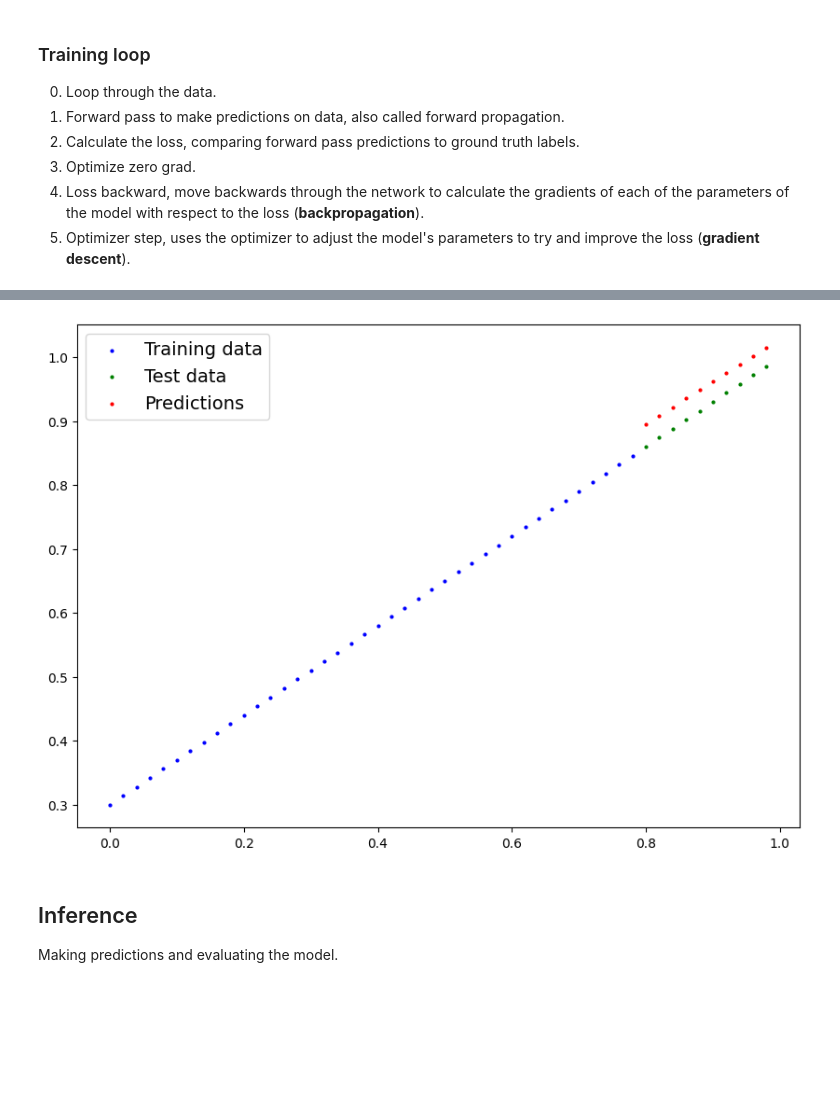
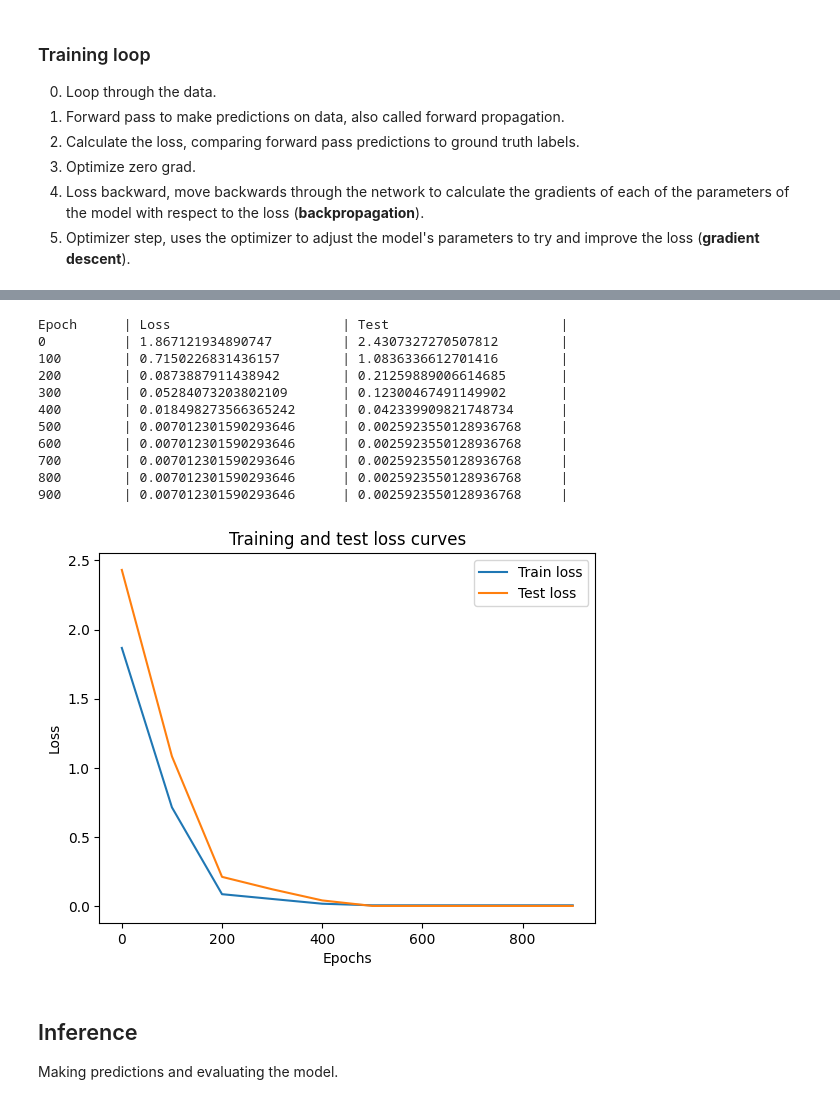
Before and after one commit to kriogenia/my_learnings, a Jupyter notebook: pytorch/01_pytorch_workflow.ipynb, the cells around one changed output, grey strips where cells are left out. Cells and saved outputs as stored; diff of their text form; code cells hidden in the pictures; blank space fills up the shorter version.

Commit message:
Test the model

```diff
--- a/pytorch/01_pytorch_workflow.ipynb
+++ b/pytorch/01_pytorch_workflow.ipynb
@@ -174,7 +174,7 @@ And specifically for PyTorch:
 loss_fn = nn.L1Loss() # MAE - mean absolute error
 
 # 2. Set-up an optimizer
-optimizer = torch.optim.SGD(params=model_1.parameters(), lr=0.1) # stochastic gradient descent
+optimizer = torch.optim.SGD(params=model_1.parameters(), lr=0.01) # stochastic gradient descent
 # %% [markdown]
 > **Q**: Which loss function and optimizer should be used?
 
@@ -190,10 +190,14 @@ optimizer = torch.optim.SGD(params=model_1.parameters(), lr=0.1) # stochastic gr
 5. Optimizer step, uses the optimizer to adjust the model's parameters to try and improve the loss (**gradient descent**).
 # %%
 # 3. Build a training loop
-print(model_1.state_dict())
+print(f"{model_1.state_dict()}\n")
 torch.manual_seed(2)
 
-epochs = 100 # each epoch is a loop through the data. This is a hyperparameter as we are manually setting it
+epochs = 1000 # each epoch is a loop through the data. This is a hyperparameter as we are manually setting it
+
+epoch_count = []
+loss_values = []
+test_loss_values = []
 
 # 3.0 Loop through the data
 for epoch in range(epochs):
@@ -202,7 +206,6 @@ for epoch in range(epochs):
     y_pred = model_1(X_train)
     # 3.2 Calculate the loss
     loss = loss_fn(y_pred, y_train)
-    print(f"Loss: {loss}")
     # 3.3 Optimizer zero grad
     optimizer.zero_grad() # resets the step so it doesn't accumulate in each epoch
     # 3.4 Perform backpropagation
@@ -210,6 +213,15 @@ for epoch in range(epochs):
     # 3.5 Step the optimizer
     optimizer.step()
 
-model_1.eval() # turns off gradient tracking
-model_1.state_dict()
+    # Testing
+    model_1.eval() # turns off gradient tracking and some other background PyTorch actions
+    with torch.inference_mode():
+        # 1. Do the forward pass
+        test_pred = model_1(X_test)
+        # 2. Calculate the loss
+        test_loss = loss_fn(test_pred, y_test)
+    if not epoch % 100:
+        epoch_count.append(epoch)
+        loss_values.append(loss)
+        test_loss_values.append(test_loss)
 # %% [output]
@@ -234,10 +229,30 @@ OrderedDict([('weights', tensor([0.6652])), ('bias', tensor([0.3630]))])
-# %%
-with torch.inference_mode():
-    y_preds_new = model_1(X_test)
-
-plot_predictions(predictions=y_preds_new)
-# %% [output]
-[figure, old version]
+# %%
+model_1.eval()
+
+print(f"{'Epoch':<10} | {'Loss':<25} | {'Test':<25} |")
+for e, l, t in zip(epoch_count, loss_values, test_loss_values):
+    print(f"{e:<10} | {l:<25} | {t:<25} |")
+
+with torch.inference_mode():
+    plt.plot(epoch_count, loss_values, label="Train loss")
+    plt.plot(epoch_count, test_loss_values, label="Test loss")
+    plt.title("Training and test loss curves")
+    plt.ylabel("Loss")
+    plt.xlabel("Epochs")
+    plt.legend()
+# %% [output]
+Epoch      | Loss                      | Test                      |
+0          | 1.867121934890747         | 2.4307327270507812        |
+100        | 0.7150226831436157        | 1.0836336612701416        |
+200        | 0.0873887911438942        | 0.21259889006614685       |
+300        | 0.05284073203802109       | 0.12300467491149902       |
+400        | 0.018498273566365242      | 0.042339909821748734      |
+500        | 0.007012301590293646      | 0.0025923550128936768     |
+600        | 0.007012301590293646      | 0.0025923550128936768     |
+700        | 0.007012301590293646      | 0.0025923550128936768     |
+800        | 0.007012301590293646      | 0.0025923550128936768     |
+900        | 0.007012301590293646      | 0.0025923550128936768     |
+[figure, added]
 # %% [markdown]
 ## Inference
 
```
Also changed, not shown: parts of 2 cells of this notebook.
